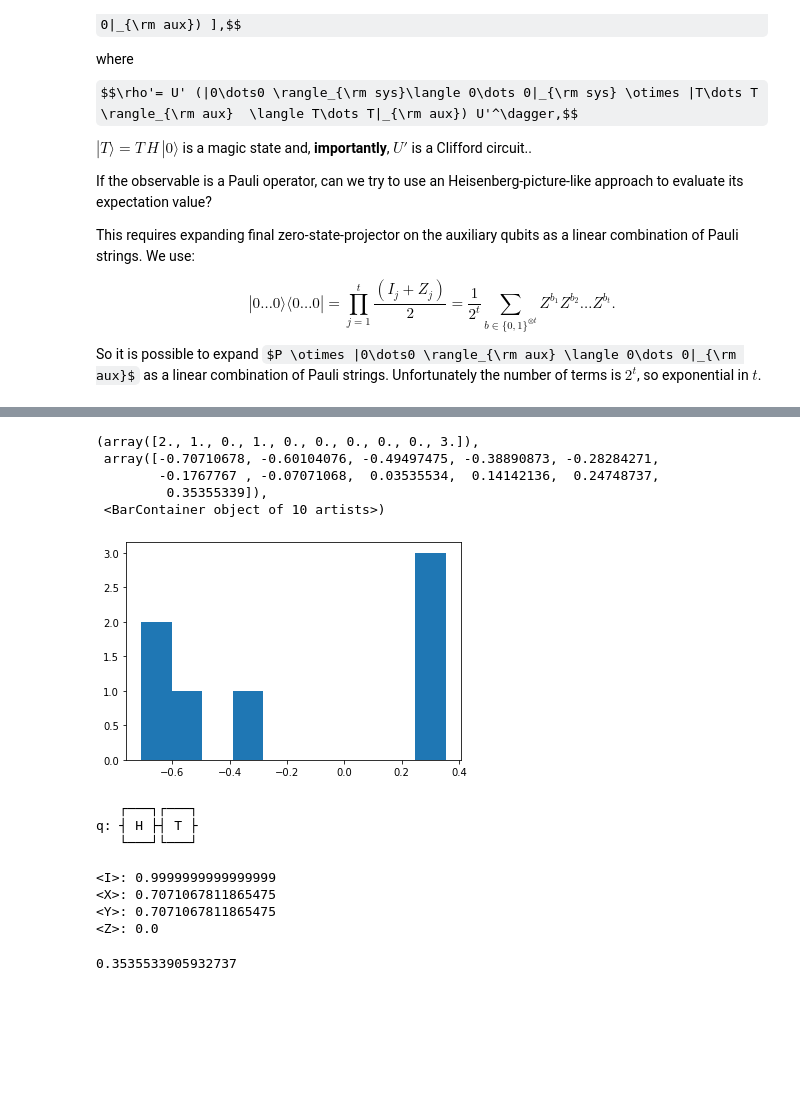
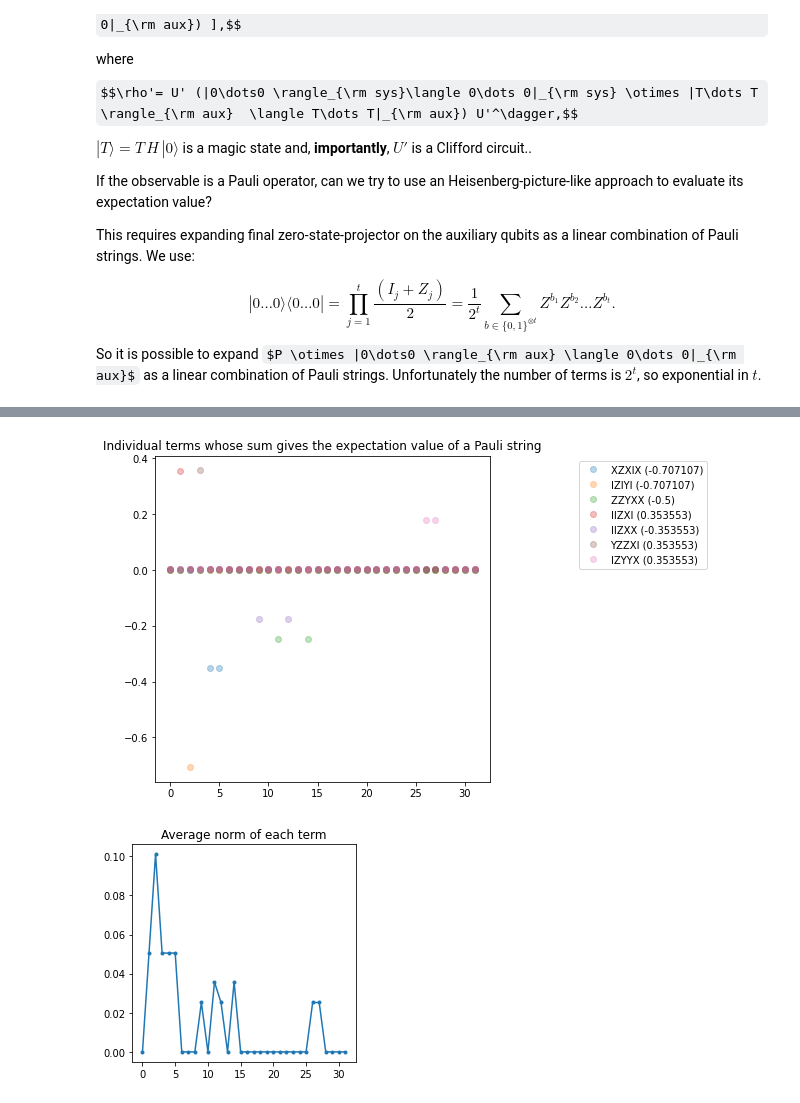
Before and after one commit to andreamari/dropbox, a Jupyter notebook: clifford/magic_state_simulation.ipynb, the cells around one changed output, grey strips where cells are left out. Cells and saved outputs as stored; diff of their text form; code cells hidden in the pictures; some formulas as TeX source; blank space fills up the shorter version.

Commit message:
update clifford notebooks

```diff
--- a/clifford/magic_state_simulation.ipynb
+++ b/clifford/magic_state_simulation.ipynb
@@ -238,7 +243,7 @@ print(compute_pauli_expval_with_state(circuit, pauli=pauli_to_measure))
 We remove all T gates to get a clifford circuit.
 # %%
 def compute_pauli_expval_with_gadget(circuit, pauli):
-    """Compute the expectation value of a Pauli observable in the Z basis.
+    """Compute the expectation value of a Pauli observable.
     """
 
     circuit_to_measure = circuit.copy()
@@ -335,12 +355,14 @@ def paulis_of_zero_projector(n_qubits: int):
 # %%
 def compute_pauli_expval_with_gadget_and_linear_comb(circuit, pauli):
-    """Compute the expectation value of a Pauli observable in the Z basis.
+    """Computes the expectation value of a Pauli observable expanding the projector on the magic states
+    as a linear combination of Pauli operators.
 
     Returns: The expectation value and also individual terms before averaging.
     """
     circuit_to_measure = circuit.copy()
     circuit_to_measure.save_density_matrix()
 
+    #backend = AerSimulator(method='extended_stabilizer')
     backend = qiskit.Aer.get_backend('aer_simulator_statevector')
     job = backend.run(circuit_to_measure)
     result = job.result()
@@ -391,0 +379,10 @@ sorted_zip = sorted(zip(heavy_paulis, heavy_expvals, heavy_all_expvals), key=lam
+# %%
+%%time
+
+circuit = rnd_clifford_t_circuit(n_qubits=n_qubits, n_bits=n_bits, num_t=num_t, t_gadget=True, randomize=False, seed=0)
+
+heavy_all_expvals = []
+for _pauli, _expval in zip(heavy_paulis, heavy_expvals):
+    estimate, all_expvals = compute_pauli_expval_with_gadget_and_linear_comb(circuit, pauli=_pauli)
+    print(f"Pauli: {_pauli} \texpval_direct: {_expval:.4} \texpval_with_gadget: {estimate:.4}")
+    heavy_all_expvals.append(all_expvals)
@@ -392,8 +399,18 @@ sorted_zip = sorted(zip(heavy_paulis, heavy_expvals, heavy_all_expvals), key=lam
 # %%
-plt.figure(figsize=(10, 10))
-shift = 0.0
-for _pauli, expval, all_expvals in sorted_zip[:10]:
-        shift += 0.0005
-        plt.plot(all_expvals + shift, marker="o", linestyle="None", label=_pauli +f" ({expval:g})", alpha=0.3)
-        plt.legend(bbox_to_anchor=(1.14, 1))
-plt.show()
+def plot_all_heavy_terms(heavy_paulis, heavy_expvals, heavy_all_expvals):
+    """Plot all the terms which, when added, produce the expectation value of each Pauli string."""
+    # Sort heavy paulis from large abs(expval) to small abs(expval)
+    sorted_zip = sorted(zip(heavy_paulis, heavy_expvals, heavy_all_expvals), key=lambda x: -abs(x[1]))
+    plt.figure(figsize=(6, 6))
+    shift = 0.0
+    for _pauli, expval, all_expvals in sorted_zip[:10]:
+            shift += 0.0005
+            plt.plot(all_expvals + shift, marker="o", linestyle="None", label=_pauli +f" ({expval:g})", alpha=0.3)
+            plt.legend(bbox_to_anchor=(1.25, 1))
+    plt.title("Individual terms whose sum gives the expectation value of a Pauli string")
+    plt.show()
+
+    plt.figure(figsize=(4, 4))
+    plt.plot(np.mean(np.abs(heavy_all_expvals), axis=0), marker=".")
+    plt.title("Average norm of each term")
+    plt.show()
@@ -402,30 +417,5 @@ plt.show()
-# %%
-plt.hist(heavy_expvals)
-# %% [output]
-(array([2., 1., 0., 1., 0., 0., 0., 0., 0., 3.]),
- array([-0.70710678, -0.60104076, -0.49497475, -0.38890873, -0.28284271,
-        -0.1767767 , -0.07071068,  0.03535534,  0.14142136,  0.24748737,
-         0.35355339]),
- <BarContainer object of 10 artists>)
-[figure, removed]
-# %%
-t_circuit = QuantumCircuit(1)
-t_circuit.h(0)
-t_circuit.t(0)
-print(t_circuit)
-# %% [output]
-   ┌───┐┌───┐
-q: ┤ H ├┤ T ├
-   └───┘└───┘
-# %%
-for p in ["I", "X", "Y", "Z"]:
-    print(f"<{p}>:", compute_pauli_expval_with_state(t_circuit, p))
-# %% [output]
-<I>: 0.9999999999999999
-<X>: 0.7071067811865475
-<Y>: 0.7071067811865475
-<Z>: 0.0
-# %%
-0.7071067811865475 ** 3
-# %% [output]
-0.3535533905932737
+# %%
+plot_all_heavy_terms(heavy_paulis, heavy_expvals, heavy_all_expvals)
+# %% [output]
+[figure, added]
+[figure, added]
```
Also changed, not shown: parts of 21 cells of this notebook, 2 other files.
